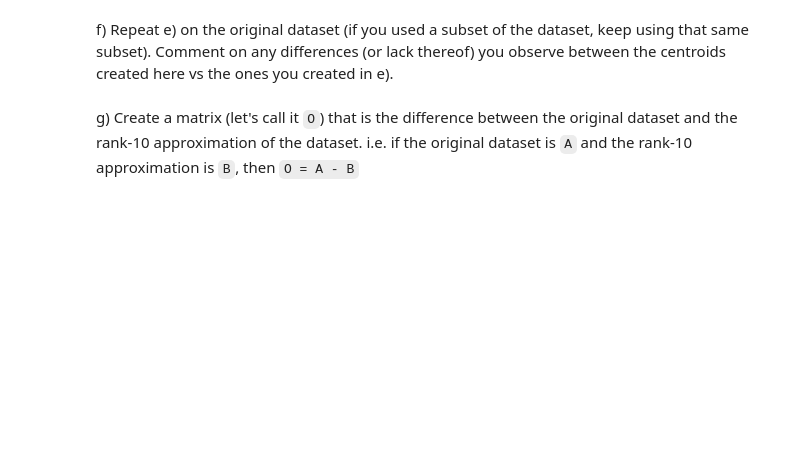
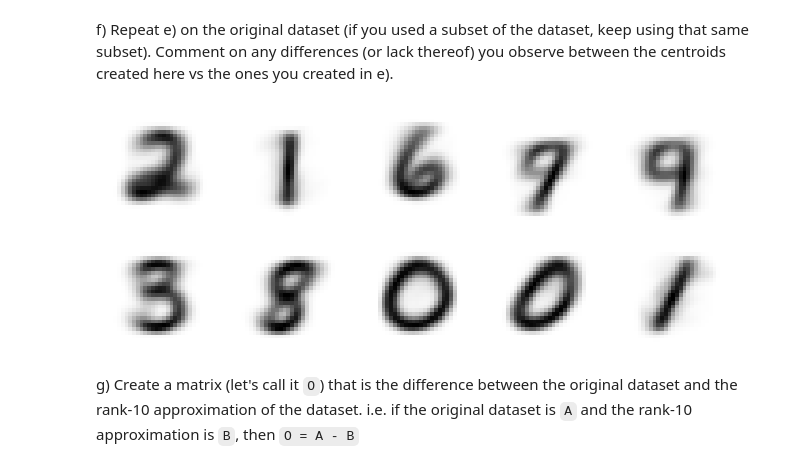
Before and after one commit to stonetharris/CS506, a Jupyter notebook: worksheets/worksheet_10.ipynb, the cells around one changed output. Drawn from its saved outputs; the diff is of its cells as text; code cells hidden in the pictures; blank space fills up the shorter version.

```diff
--- a/worksheets/worksheet_10.ipynb
+++ b/worksheets/worksheet_10.ipynb
@@ -433,4 +447,23 @@ kmeans.fit_predict(...)
 # %% [markdown]
 f) Repeat e) on the original dataset (if you used a subset of the dataset, keep using that same subset). Comment on any differences (or lack thereof) you observe between the centroids created here vs the ones you created in e).
+# %%
+from sklearn.datasets import fetch_openml
+from sklearn.cluster import KMeans
+import matplotlib.pyplot as plt
+
+X, y = fetch_openml('mnist_784', version=1, return_X_y=True, as_frame=False)
+
+kmeans = KMeans(n_clusters=10, random_state=0)
+clusters = kmeans.fit_predict(X)
+
+fig, ax = plt.subplots(2, 5, figsize=(8, 3))
+centers = kmeans.cluster_centers_.reshape(10, 28, 28)
+for i, axi in enumerate(ax.flat):
+    axi.set_axis_off()
+    axi.imshow(centers[i], cmap='gray_r')
+
+plt.show()
+# %% [output]
+[figure, added]
 # %% [markdown]
 g) Create a matrix (let's call it `O`) that is the difference between the original dataset and the rank-10 approximation of the dataset. i.e. if the original dataset is `A` and the rank-10 approximation is `B`, then `O = A - B`
```
Also changed, not shown: parts of 6 cells of this notebook.
